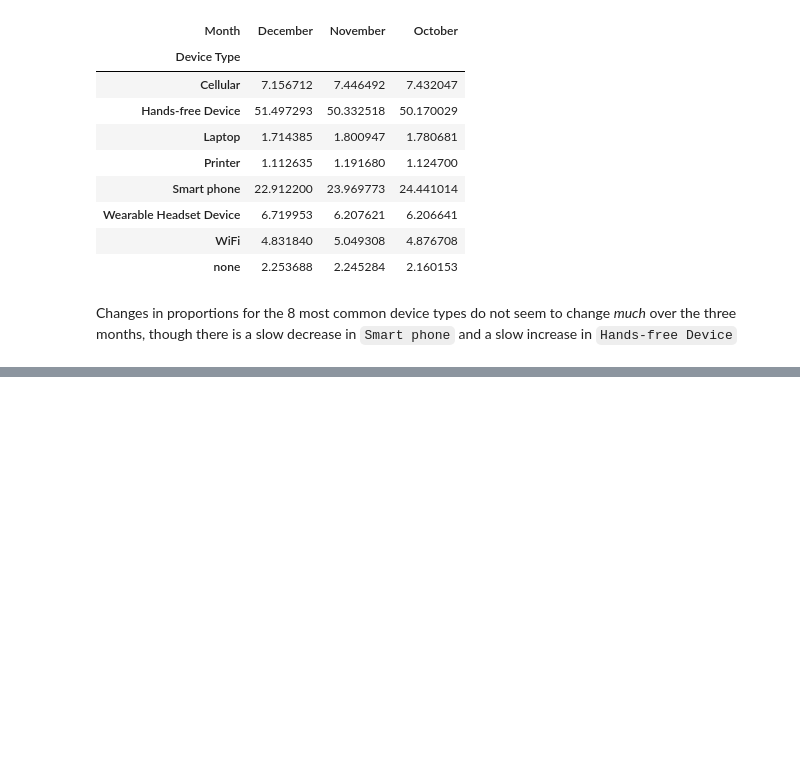
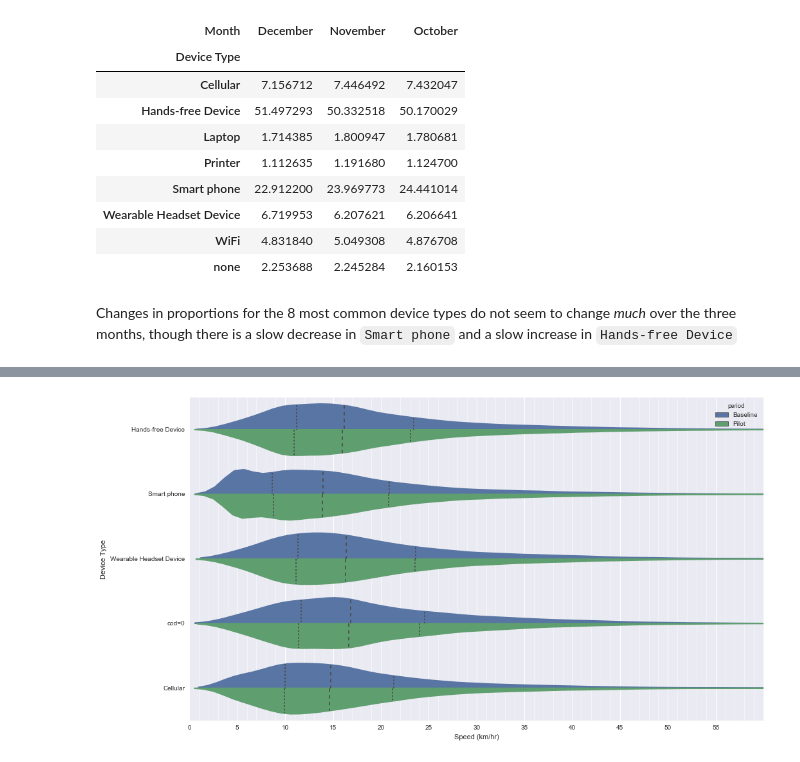
Before and after one commit to CityofToronto/bdit_king_pilot_dashboard, a Jupyter notebook: bluetooth/Baseline_device_filtering.ipynb, the cells around one changed output, grey strips where cells are left out. Drawn from its saved outputs; the diff is of its cells as text; code cells hidden in the pictures; blank space fills up the shorter version.

```diff
--- a/bluetooth/Baseline_device_filtering.ipynb
+++ b/bluetooth/Baseline_device_filtering.ipynb
@@ -349,0 +409,46 @@ for i, month in enumerate(speed_three_months.mnth.unique()):
+# %%
+sql = '''WITH three_months AS (SELECT 'Baseline' as period, cod, analysis_id, measured_time
+FROM bluetooth.observations_201710
+INNER JOIN king_pilot.bt_segments seg USING (analysis_id)
+INNER JOIN king_pilot.date_baseline baseline ON seg.bt_id = baseline.bt_id AND measured_timestamp::DATE = dt
+WHERE day_type = 'Weekday' AND street_name != 'King' AND device_class = 1 AND  outlier_level = 0
+UNION ALL
+SELECT CASE WHEN day_type IS NOT NULL THEN 'Baseline' ELSE 'Pilot' END AS period, cod,analysis_id, measured_time
+FROM bluetooth.observations_201711
+INNER JOIN king_pilot.bt_segments seg USING (analysis_id)
+INNER JOIN (SELECT DISTINCT bt_id FROM king_pilot.date_baseline ) bt_ids  USING (bt_id)
+LEFT OUTER JOIN king_pilot.date_baseline baseline ON bt_ids.bt_id = baseline.bt_id AND measured_timestamp::DATE = dt
+WHERE street_name != 'King' AND device_class = 1 AND EXTRACT('isodow' FROM measured_timestamp) < 6 AND  outlier_level = 0
+UNION ALL
+SELECT 'Pilot', cod, analysis_id, measured_time
+FROM bluetooth.observations_201712
+INNER JOIN king_pilot.bt_segments USING (analysis_id)
+INNER JOIN (SELECT DISTINCT bt_id FROM king_pilot.date_baseline ) baseline  USING (bt_id)
+WHERE street_name != 'King' AND device_class = 1 AND EXTRACT('isodow' FROM measured_timestamp) < 6 AND  outlier_level = 0
+)
+
+SELECT analysis_id, period, CASE WHEN device_type = 'WiFi' THEN 'cod=0' ELSE device_type END AS device_type, 3.6 * length/measured_time  AS "Speed"
+FROM three_months
+INNER JOIN bluetooth.segments USING (analysis_id)
+INNER JOIN bluetooth.class_of_device USING (cod)
+WHERE device_type IN ('WiFi','Hands-free Device', 'Wearable Headset Device', 'Cellular', 'Smart phone')
+AND measured_time > 0 AND 3.6 * length/measured_time < 100
+
+'''
+
+device_distro_pilot = pandasql.read_sql(sql, con)
+# %%
+fig, ax = plt.subplots(1,1, figsize=(16,9))
+
+sns.violinplot(y='device_type', x='Speed', hue='period', split= True,
+                    data=device_distro_pilot,
+                   inner="quartile", orient='h',
+                   ax=ax, cut=0)
+ax.set_xlim([0,60])
+ax.set_xlabel("Speed (km/hr)")
+ax.set_ylabel("Device Type")
+ax.set_xticks(range(0,60,5))
+ax.get_xaxis().set_minor_locator(mpl.ticker.AutoMinorLocator())
+ax.grid(b=True, which='minor', color='w', linewidth=0.5)
+# %% [output]
+[figure, added]
```
Also changed, not shown: parts of 22 cells of this notebook.
